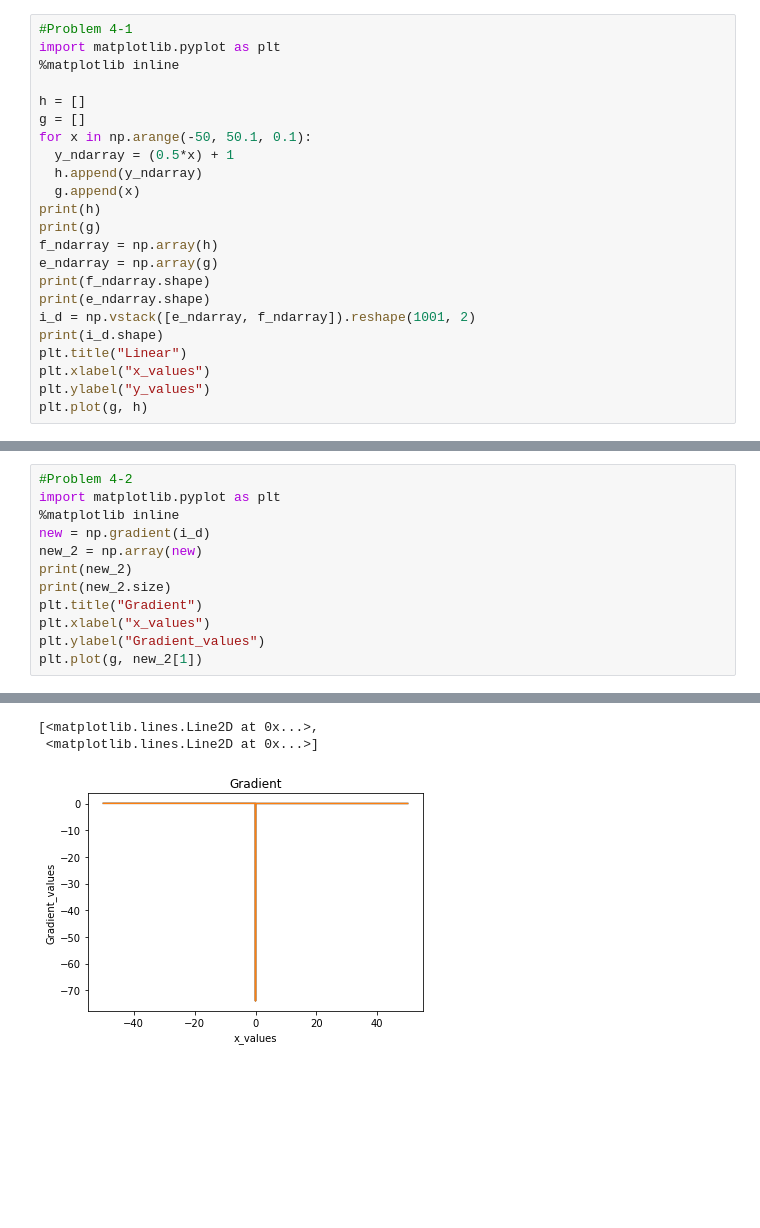
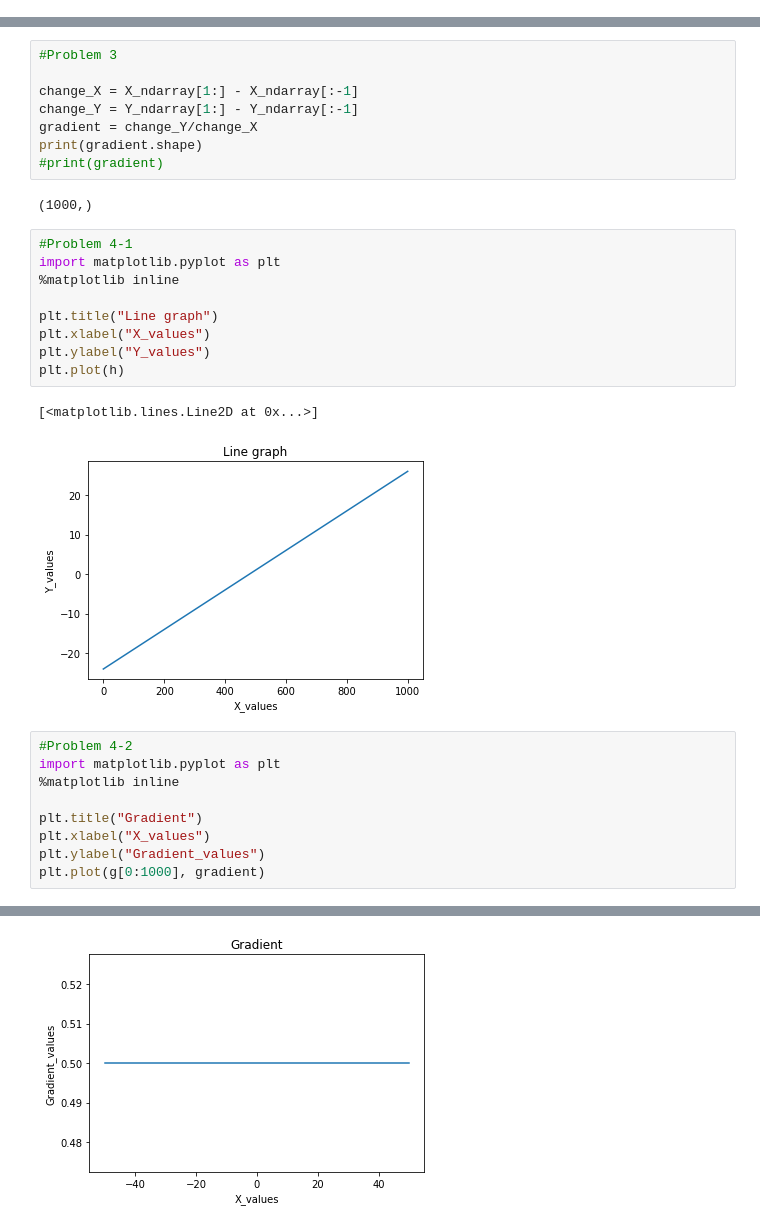
Before and after one commit to pafernannapi18/GithubIntro, a Jupyter notebook: NinethAssignment.ipynb, the cells around one changed output, grey strips where cells are left out. Saved outputs shown, nothing was run; the diff lists cells and outputs as text; blank space fills up the shorter version.

```diff
--- a/NinethAssignment.ipynb
+++ b/NinethAssignment.ipynb
@@ -50,23 +27,0 @@ print(gradient.shape)
-# %%
-#Problem 4-1
-import matplotlib.pyplot as plt
-%matplotlib inline
-
-h = []
-g = []
-for x in np.arange(-50, 50.1, 0.1):
-  y_ndarray = (0.5*x) + 1
-  h.append(y_ndarray)
-  g.append(x)
-print(h)
-print(g)
-f_ndarray = np.array(h)
-e_ndarray = np.array(g)
-print(f_ndarray.shape)
-print(e_ndarray.shape)
-i_d = np.vstack([e_ndarray, f_ndarray]).reshape(1001, 2)
-print(i_d.shape)
-plt.title("Linear")
-plt.xlabel("x_values")
-plt.ylabel("y_values")
-plt.plot(g, h)
@@ -81,13 +28,32 @@ plt.plot(g, h)
+# %%
+#Problem 3
+
+change_X = X_ndarray[1:] - X_ndarray[:-1]
+change_Y = Y_ndarray[1:] - Y_ndarray[:-1]
+gradient = change_Y/change_X
+print(gradient.shape)
+#print(gradient)
+# %% [output]
+(1000,)
+# %%
+#Problem 4-1
+import matplotlib.pyplot as plt
+%matplotlib inline
+
+plt.title("Line graph")
+plt.xlabel("X_values")
+plt.ylabel("Y_values")
+plt.plot(h)
+# %% [output]
+[<matplotlib.lines.Line2D at 0x...>]
+[figure, added]
 # %%
 #Problem 4-2
 import matplotlib.pyplot as plt
 %matplotlib inline
-new = np.gradient(i_d)
-new_2 = np.array(new)
-print(new_2)
-print(new_2.size)
+
 plt.title("Gradient")
-plt.xlabel("x_values")
+plt.xlabel("X_values")
 plt.ylabel("Gradient_values")
-plt.plot(g, new_2[1])
+plt.plot(g[0:1000], gradient)
 # %% [output]
@@ -110,3 +61 @@ plt.plot(g, new_2[1])
-[<matplotlib.lines.Line2D at 0x...>,
- <matplotlib.lines.Line2D at 0x...>]
-[figure, old version]
+[figure, new version]
```
Also changed, not shown: parts of 18 cells of this notebook.
